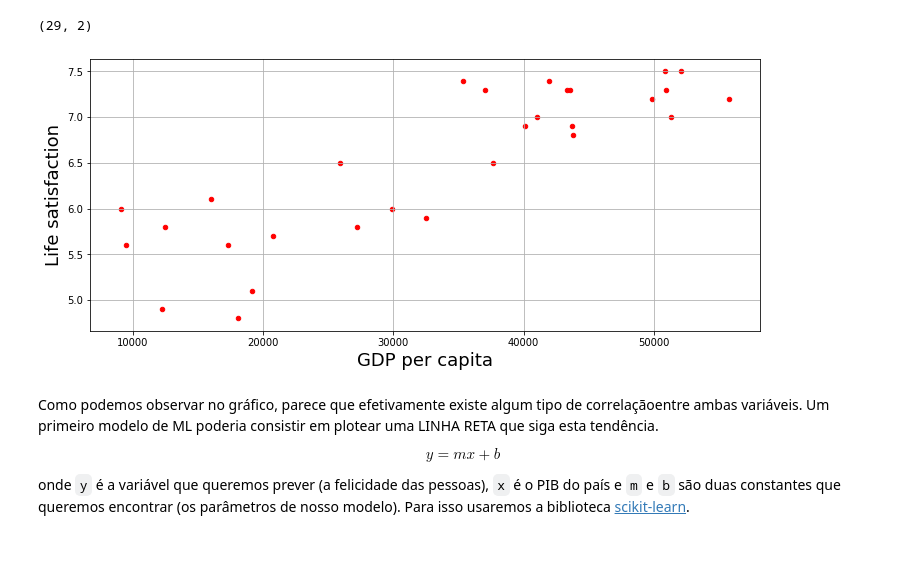
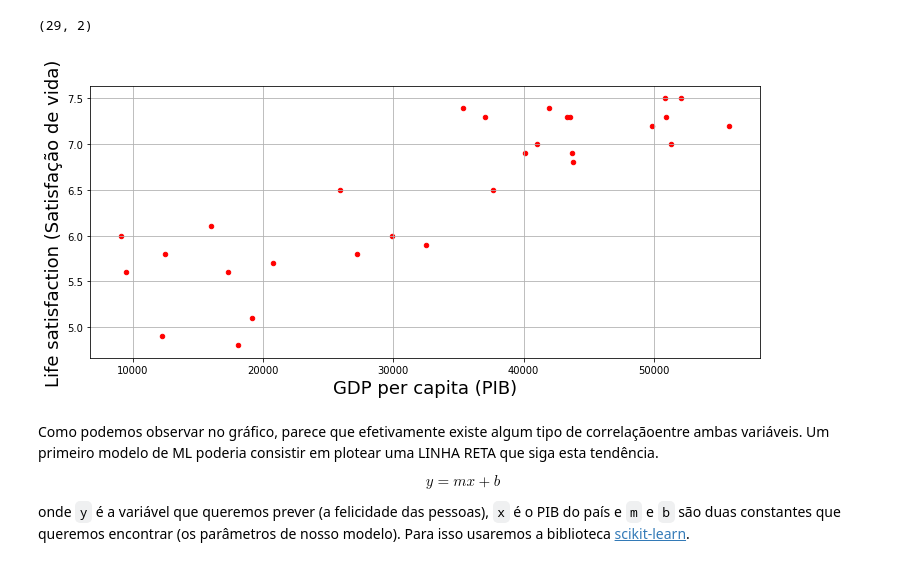
Before and after one commit to EddyGiusepe/Machine_Learning, a Jupyter notebook: ML_Introduction.ipynb, the cells around one changed output. Cells and saved outputs as stored; diff of their text form; code cells hidden in the pictures.

```diff
--- a/ML_Introduction.ipynb
+++ b/ML_Introduction.ipynb
@@ -98,15 +109,15 @@ data.shape
 # %%
 import matplotlib.pyplot as plt
 %matplotlib inline
 
 # Realizamos um plot de nossos Dados.
 data.plot(kind='scatter', x="GDP per capita", y='Life satisfaction', figsize=(12, 5), c='r')
 plt.grid(True)
-plt.xlabel("GDP per capita", fontsize=18)
-plt.ylabel("Life satisfaction", fontsize=18)
+plt.xlabel("GDP per capita (PIB)", fontsize=18)
+plt.ylabel("Life satisfaction (Satisfação de vida)", fontsize=18)
 plt.show()
 # %% [output]
-[figure, old version]
+[figure, new version]
 # %% [markdown]
 Como podemos observar no gráfico, parece que efetivamente existe algum tipo de correlaçãoentre ambas variáveis. Um primeiro modelo de ML poderia consistir em plotear uma LINHA RETA que siga esta tendência.
 
```
Also changed, not shown: parts of 5 cells of this notebook.
